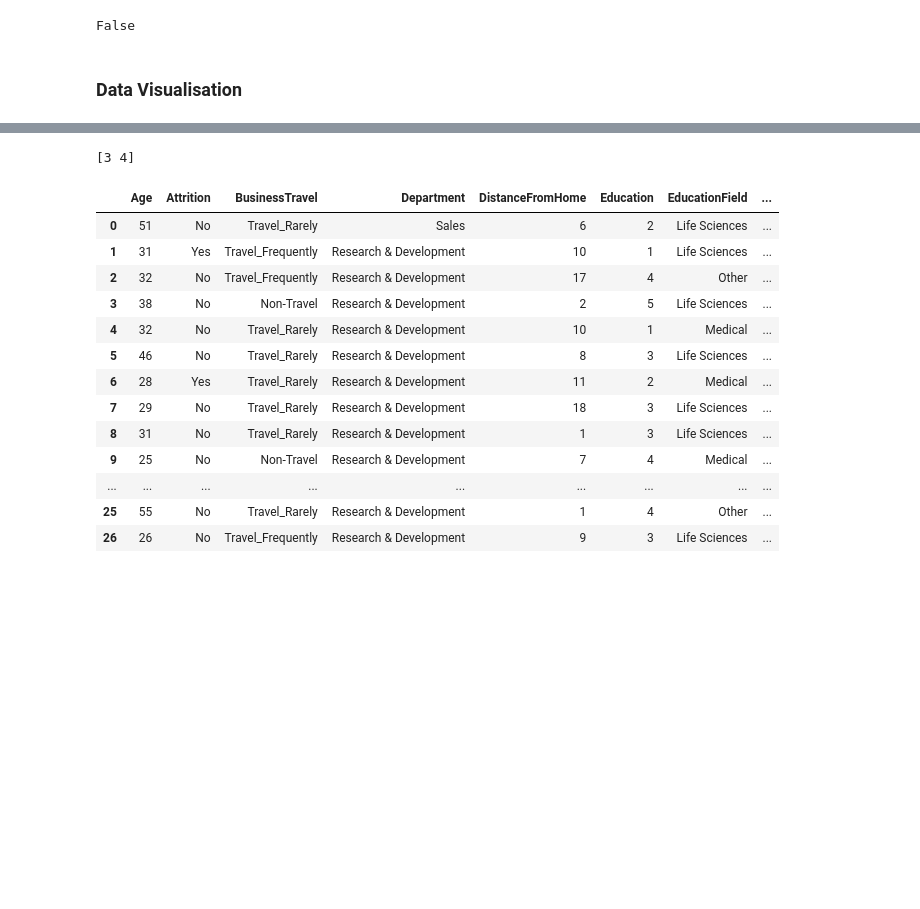
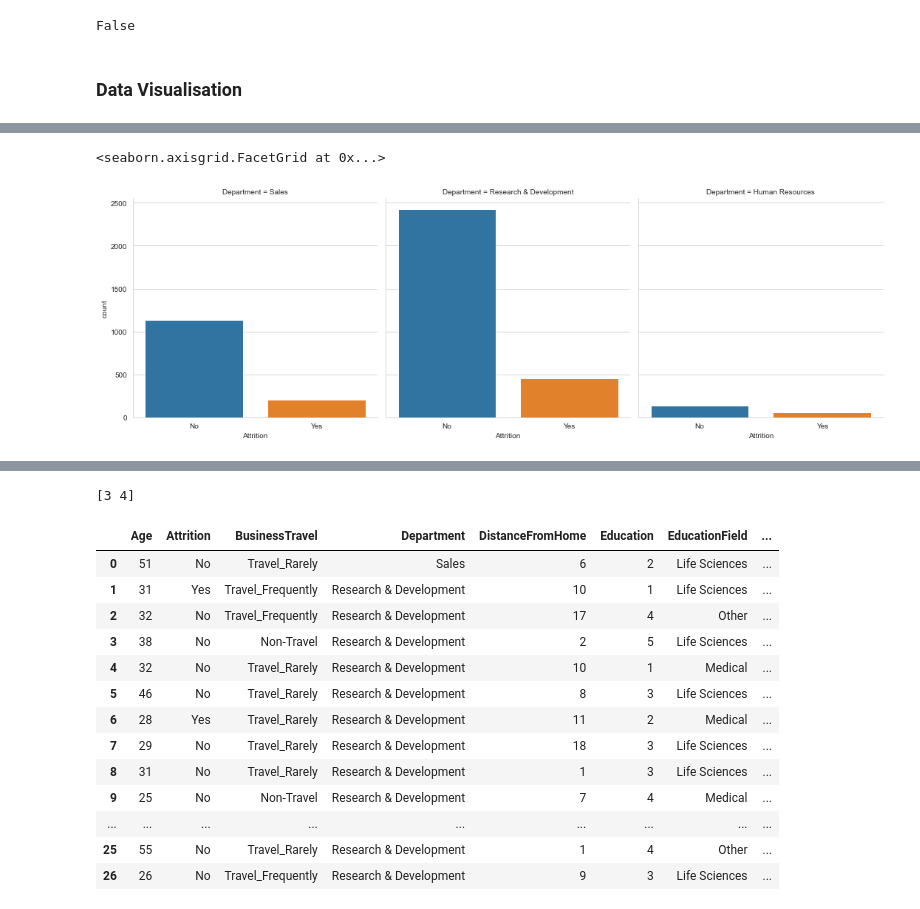
Before and after one commit to JamesLi197412/HR-Analytics, a Jupyter notebook: HRAnalytics.ipynb, the cells around one changed output, grey strips where cells are left out. Drawn from its saved outputs; the diff is of its cells as text; code cells hidden in the pictures; blank space fills up the shorter version.

```diff
--- a/HRAnalytics.ipynb
+++ b/HRAnalytics.ipynb
@@ -300,0 +345,5 @@ words_popular(general,'EducationField','Education Level')
+# %%
+sns.factorplot(data=general,kind='count',x='Attrition',col='Department')
+# %% [output]
+<seaborn.axisgrid.FacetGrid at 0x...>
+[figure, added]
```
Also changed, not shown: parts of 19 cells of this notebook.
